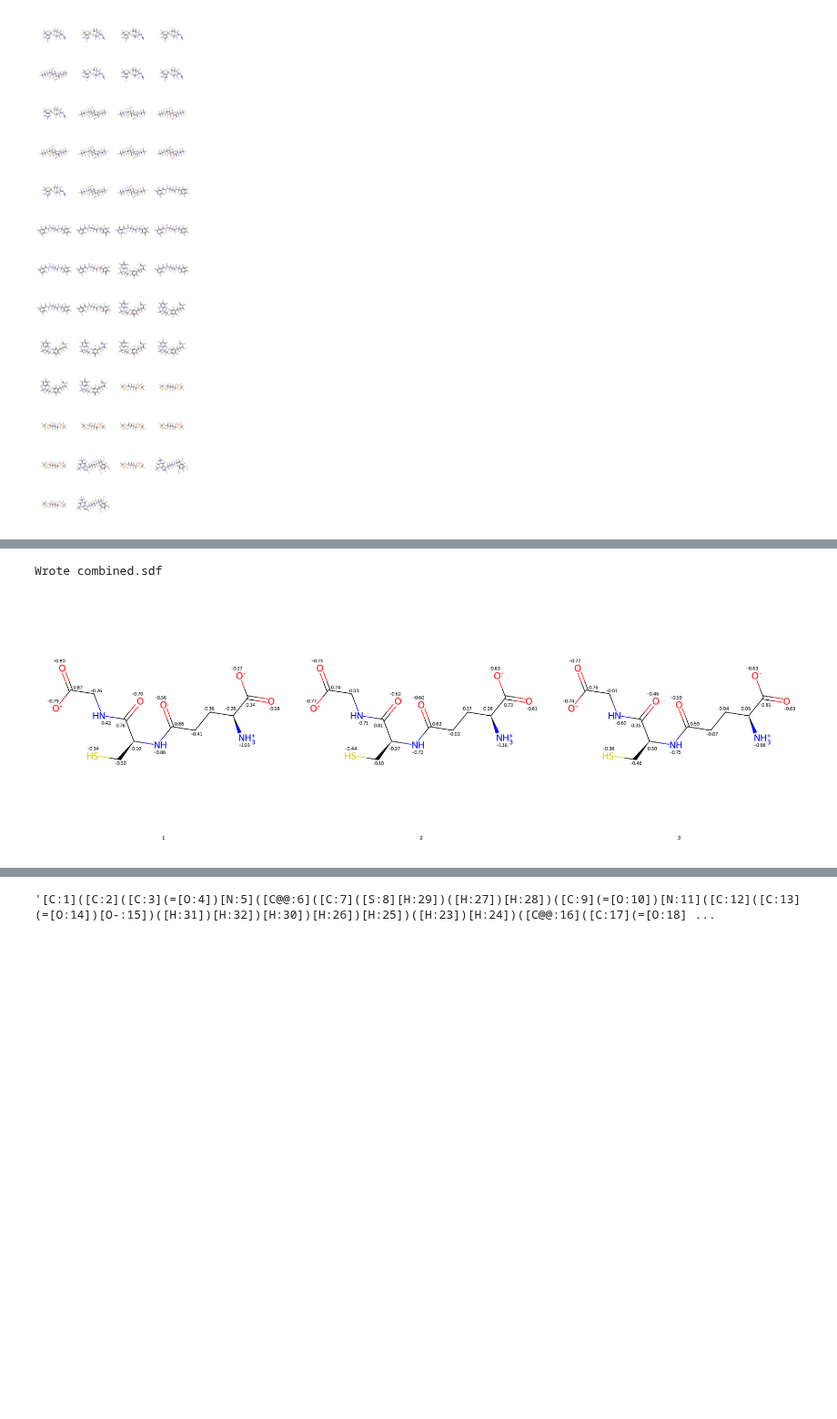
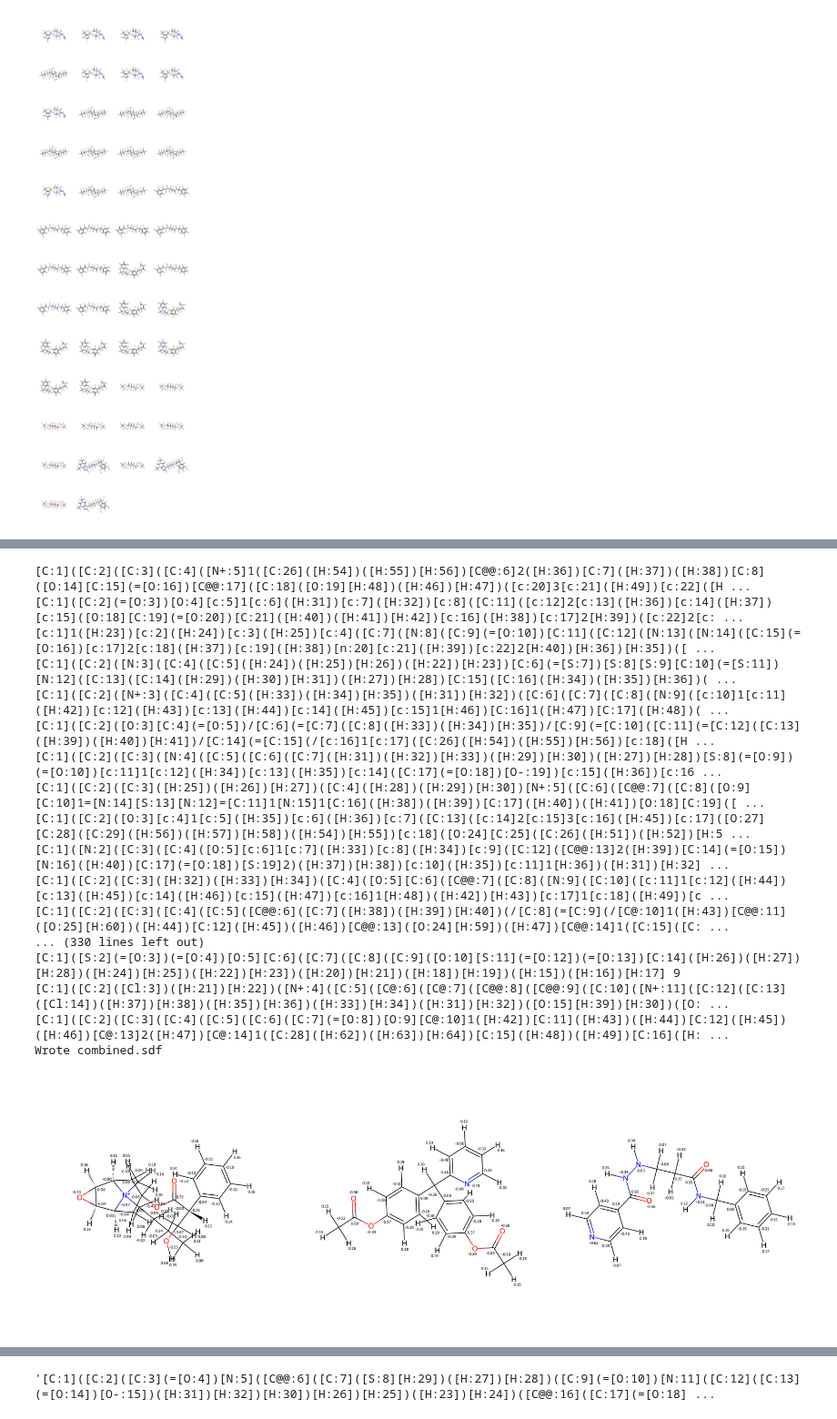
Before and after one commit to bismuthadams1/charge_paper, a Jupyter notebook: conformer_test/explore_parquet.ipynb, the cells around one changed output, grey strips where cells are left out. Shown at 91% size. Cells and saved outputs as stored; diff of their text form; code cells hidden in the pictures; blank space fills up the shorter version.

Commit message:
check conformers

```diff
--- a/conformer_test/explore_parquet.ipynb
+++ b/conformer_test/explore_parquet.ipynb
@@ -404,19 +403,29 @@ variation = (
 )
 top_smiles = variation.nlargest(50, 'mean_atom_std')['smiles'].iloc[0]
 
+# subdf = (
+#     df[df['smiles'] == top_smiles]
+#     .sort_values('conformer_no')
+#     .reset_index(drop=True)
+# )
 subdf = (
-    df[df['smiles'] == top_smiles]
+    df
     .sort_values('conformer_no')
     .reset_index(drop=True)
 )
 n_confs = subdf.shape[0]
+
+params = Chem.SmilesParserParams()
+params.removeHs = False
+
 
 if not separate_sdf:
     combined_writer = rdmolfiles.SDWriter("combined.sdf")
 
 mols_for_drawing = []
 for row in subdf.itertuples(index=False):
-    mol = Chem.MolFromSmiles(row.molecule)
+    print(row.molecule, row.conformer_no)
+    mol = Chem.MolFromSmiles(row.molecule, params)
     mol.RemoveAllConformers()
     flat = np.array(row.geometry, dtype=float)
     coords = flat.reshape(-1, 3)
@@ -441,32 +450,49 @@ for row in subdf.itertuples(index=False):
 
     if separate_sdf:
         fname = f"{top_smiles}_conf{row.conformer_no}.sdf"
         w = rdmolfiles.SDWriter(fname)
         w.write(mol)
         w.close()
         print(f"Wrote {fname}")
     else:
         combined_writer.write(mol)
 
     # e) prepare 2D‐flattened copy for grid drawing
     mol2d = Chem.Mol(mol)               # deep copy, keeps atomNote props
     AllChem.Compute2DCoords(mol2d)
     mols_for_drawing.append(mol2d)
 
 # 5. finalize SDF writer
 if not separate_sdf:
     combined_writer.close()
     print("Wrote combined.sdf")
 mols_for_drawing=mols_for_drawing[:3]
 # 6. display grid of all conformers
 img = Draw.MolsToGridImage(
     mols_for_drawing,
     molsPerRow=min(n_confs, 3),
     subImgSize=(800,800),
     useSVG=False,
-    legends=[f"{i+1}" for i,_ in enumerate(mols_for_drawing)]
+    # returnPNG=True,
+    # legends=[f"{i+1}" for i,_ in enumerate(mols_for_drawing)]
 )
 img
 # %% [output]
+[C:1]([C:2]([C:3]([C:4]([N+:5]1([C:26]([H:54])([H:55])[H:56])[C@@:6]2([H:36])[C:7]([H:37])([H:38])[C:8]([O:14][C:15](=[O:16])[C@@:17]([C:18]([O:19][H:48])([H:46])[H:47])([c:20]3[c:21]([H:49])[c:22]([H ...
+[C:1]([C:2](=[O:3])[O:4][c:5]1[c:6]([H:31])[c:7]([H:32])[c:8]([C:11]([c:12]2[c:13]([H:36])[c:14]([H:37])[c:15]([O:18][C:19](=[O:20])[C:21]([H:40])([H:41])[H:42])[c:16]([H:38])[c:17]2[H:39])([c:22]2[c: ...
+[c:1]1([H:23])[c:2]([H:24])[c:3]([H:25])[c:4]([C:7]([N:8]([C:9](=[O:10])[C:11]([C:12]([N:13]([N:14]([C:15](=[O:16])[c:17]2[c:18]([H:37])[c:19]([H:38])[n:20][c:21]([H:39])[c:22]2[H:40])[H:36])[H:35])([ ...
+[C:1]([C:2]([N:3]([C:4]([C:5]([H:24])([H:25])[H:26])([H:22])[H:23])[C:6](=[S:7])[S:8][S:9][C:10](=[S:11])[N:12]([C:13]([C:14]([H:29])([H:30])[H:31])([H:27])[H:28])[C:15]([C:16]([H:34])([H:35])[H:36])( ...
+[C:1]([C:2]([N+:3]([C:4]([C:5]([H:33])([H:34])[H:35])([H:31])[H:32])([C:6]([C:7]([C:8]([N:9]([c:10]1[c:11]([H:42])[c:12]([H:43])[c:13]([H:44])[c:14]([H:45])[c:15]1[H:46])[C:16]1([H:47])[C:17]([H:48])( ...
+[C:1]([C:2]([O:3][C:4](=[O:5])/[C:6](=[C:7]([C:8]([H:33])([H:34])[H:35])/[C:9](=[C:10]([C:11](=[C:12]([C:13]([H:39])([H:40])[H:41])/[C:14](=[C:15](/[c:16]1[c:17]([C:26]([H:54])([H:55])[H:56])[c:18]([H ...
+[C:1]([C:2]([C:3]([N:4]([C:5]([C:6]([C:7]([H:31])([H:32])[H:33])([H:29])[H:30])([H:27])[H:28])[S:8](=[O:9])(=[O:10])[c:11]1[c:12]([H:34])[c:13]([H:35])[c:14]([C:17](=[O:18])[O-:19])[c:15]([H:36])[c:16 ...
+[C:1]([C:2]([C:3]([H:25])([H:26])[H:27])([C:4]([H:28])([H:29])[H:30])[N+:5]([C:6]([C@@:7]([C:8]([O:9][C:10]1=[N:14][S:13][N:12]=[C:11]1[N:15]1[C:16]([H:38])([H:39])[C:17]([H:40])([H:41])[O:18][C:19]([ ...
+[C:1]([C:2]([O:3][c:4]1[c:5]([H:35])[c:6]([H:36])[c:7]([C:13]([c:14]2[c:15]3[c:16]([H:45])[c:17]([O:27][C:28]([C:29]([H:56])([H:57])[H:58])([H:54])[H:55])[c:18]([O:24][C:25]([C:26]([H:51])([H:52])[H:5 ...
+[C:1]([N:2]([C:3]([C:4]([O:5][c:6]1[c:7]([H:33])[c:8]([H:34])[c:9]([C:12]([C@@:13]2([H:39])[C:14](=[O:15])[N:16]([H:40])[C:17](=[O:18])[S:19]2)([H:37])[H:38])[c:10]([H:35])[c:11]1[H:36])([H:31])[H:32] ...
+[C:1]([C:2]([C:3]([H:32])([H:33])[H:34])([C:4]([O:5][C:6]([C@@:7]([C:8]([N:9]([C:10]([c:11]1[c:12]([H:44])[c:13]([H:45])[c:14]([H:46])[c:15]([H:47])[c:16]1[H:48])([H:42])[H:43])[c:17]1[c:18]([H:49])[c ...
+[C:1]([C:2]([C:3]([C:4]([C:5]([C@@:6]([C:7]([H:38])([H:39])[H:40])(/[C:8](=[C:9](/[C@:10]1([H:43])[C@@:11]([O:25][H:60])([H:44])[C:12]([H:45])([H:46])[C@@:13]([O:24][H:59])([H:47])[C@@:14]1([C:15]([C: ...
+... (330 lines left out)
+[C:1]([S:2](=[O:3])(=[O:4])[O:5][C:6]([C:7]([C:8]([C:9]([O:10][S:11](=[O:12])(=[O:13])[C:14]([H:26])([H:27])[H:28])([H:24])[H:25])([H:22])[H:23])([H:20])[H:21])([H:18])[H:19])([H:15])([H:16])[H:17] 9
+[C:1]([C:2]([Cl:3])([H:21])[H:22])([N+:4]([C:5]([C@:6]([C@:7]([C@@:8]([C@@:9]([C:10]([N+:11]([C:12]([C:13]([Cl:14])([H:37])[H:38])([H:35])[H:36])([H:33])[H:34])([H:31])[H:32])([O:15][H:39])[H:30])([O: ...
+[C:1]([C:2]([C:3]([C:4]([C:5]([C:6]([C:7](=[O:8])[O:9][C@:10]1([H:42])[C:11]([H:43])([H:44])[C:12]([H:45])([H:46])[C@:13]2([H:47])[C@:14]1([C:28]([H:62])([H:63])[H:64])[C:15]([H:48])([H:49])[C:16]([H: ...
 Wrote combined.sdf
-[figure, old version]
+[figure, new version]
```
Also changed, not shown: parts of 6 cells of this notebook, 4 other files.
